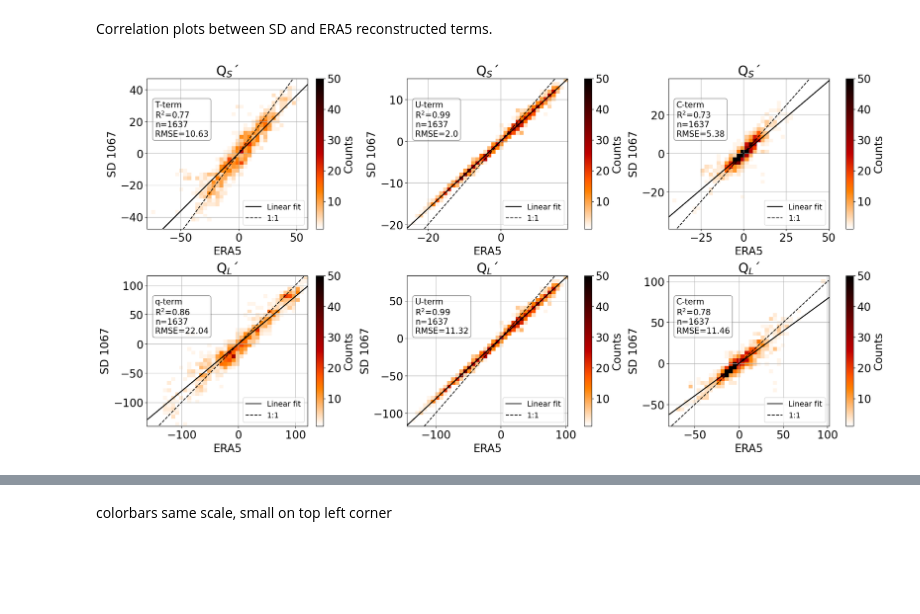
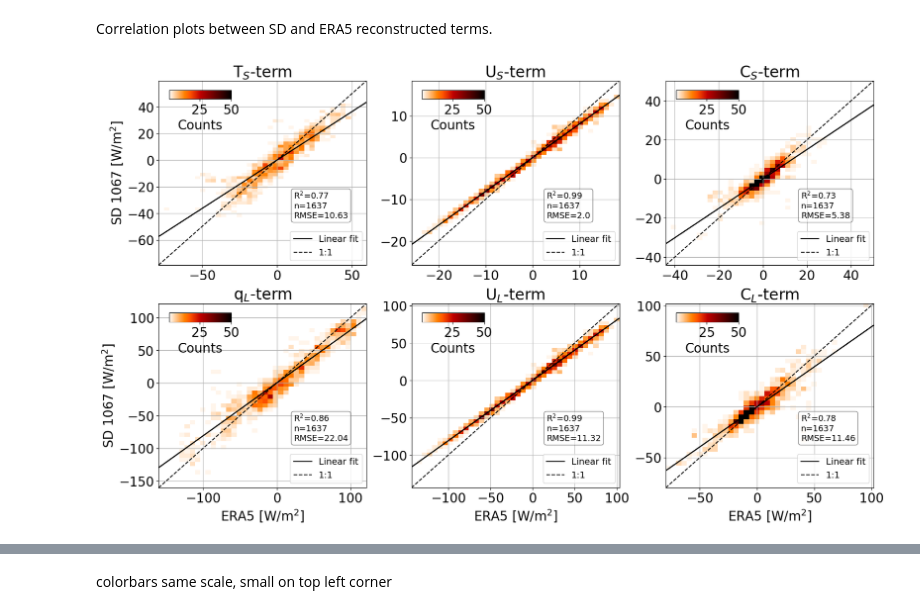
Before and after one commit to michaelaedwinson/Masterarbete2023, a Jupyter notebook: 8-SD-ERA5-compare-UPSCALE.ipynb, the cells around one changed output, grey strips where cells are left out. Cells and saved outputs as stored; diff of their text form; code cells hidden in the pictures; blank space fills up the shorter version.

```diff
--- a/8-SD-ERA5-compare-UPSCALE.ipynb
+++ b/8-SD-ERA5-compare-UPSCALE.ipynb
@@ -164,13 +164,13 @@ ASFC_SD=pd.read_csv(pathlib.Path('.').absolute().parent/ 'MTmichaela/MasterH23/S
 # %% [markdown]
 Correlation plots between SD and ERA5 reconstructed terms.
 # %%
-fig, ax=plt.subplots(2,3, figsize=[20,10], constrained_layout=True)
+fig, ax=plt.subplots(2,3, figsize=[17,10], constrained_layout=True)
 
 s_terms=['t_term', 'u_term_t', 'cov_term_t']
 l_terms=['q_term', 'u_term_q', 'cov_term_q']
 
-labelS = ['T-term', 'U-term', 'C-term']
-labelL = ['q-term', 'U-term', 'C-term']
+labelS = ['T$_S$-term', 'U$_S$-term', 'C$_S$-term']
+labelL = ['q$_L$-term', 'U$_L$-term', 'C$_L$-term']
 
 for i in np.arange(3):
     msk=np.isfinite(rec_SD[s_terms[i]])
@@ -179,8 +179,15 @@ for i in np.arange(3):
     y= rec_SD.shf_coeffs*rec_SD[s_terms[i]].sel(index=msk)
     wind1=ax[0,i].hist2d(x, y, bins=40, cmin=1,cmap='gist_heat_r', vmax=50)
     #ax[0,i].scatter(x, y) #Idea is to color by wind, then we can see if there is issues at high or low windspeeds
-    fig.colorbar(wind1[3], ax=ax[0,i], label=('Counts'))
+    cax = ax[0,i].inset_axes([0.05, 0.9, 0.3, 0.05])
+    fig.colorbar(wind1[3], cax=cax, label=('Counts'), orientation='horizontal')
     #Create linear fit line and plot
+
+#cax = ax[0,i].inset_axes([0.3, 0.07, 0.4, 0.04])
+#fig.colorbar(pcm, cax=cax, orientation='horizontal')
+
+    ax[0,i].set_xlim(x.min(), x.max())
+    ax[0,i].set_ylim(x.min(), x.max())
 
     #obtain m (slope) and b(intercept) of linear regression line
     m, b = np.polyfit(x, y, 1)
@@ -195,9 +202,9 @@ for i in np.arange(3):
     n = len(x)
     #p= scipy.stats.linregress(coloc3msk[colocno[i]], dsadcpH[var[i]].sel(time=np.isfinite(dsadcpH[var[i]]))).pvalue
 
-    textstr= labelS[i] + '\n' +'R$^2$='+ str(round(r2, 2)) + '\n'+ 'n=' +str(n) + '\n' + 'RMSE='+ str(round(RMSE,2))
+    textstr= 'R$^2$='+ str(round(r2, 2)) + '\n'+ 'n=' +str(n) + '\n' + 'RMSE='+ str(round(RMSE,2))
     props = dict(boxstyle='round', facecolor='white', alpha=0.5)
-    ax[0,i].annotate(textstr, xy=(0.05, 0.85), xycoords='axes fraction', bbox=props, va='top',fontsize=15)
+    ax[0,i].annotate(textstr, xy=(0.65, 0.4), xycoords='axes fraction', bbox=props, va='top',fontsize=13)
 
     msk=np.isfinite(rec_SD[l_terms[i]])
 
@@ -207,46 +214,56 @@ for i in np.arange(3):
 
     #ax[1,i].scatter(x, y)
     wind2= ax[1,i].hist2d(x, y, bins=40, cmin=1, label=labelL[i],cmap='gist_heat_r', vmax=50)
-    fig.colorbar(wind2[3], ax=ax[1,i], label=('Counts'))
+    cax = ax[1,i].inset_axes([0.05, 0.9, 0.3, 0.05])
+
+    fig.colorbar(wind2[3], cax=cax, label=('Counts'), orientation='horizontal')
 
     m, b = np.polyfit(x, y, 1)
 
     #add linear regression line to scatterplot
     ax[1,i].plot(x, m*x+b, color='k', label='Linear fit')
     ax[1,i].plot(np.arange(x.min(), x.max(), 1), np.arange(x.min(), x.max(), 1) , linestyle='--', color='k', label=('1:1'))
     #Create stats and statbox
     RMSE = math.sqrt(mean_squared_error(x, y))
 
     r2=scipy.stats.linregress(x, y).rvalue**2
     n = len(x)
     #p= scipy.stats.linregress(coloc3msk[colocno[i]], dsadcpH[var[i]].sel(time=np.isfinite(dsadcpH[var[i]]))).pvalue
 
-    textstr= labelL[i] + '\n' +'R$^2$='+ str(round(r2, 2)) + '\n'+ 'n=' +str(n) + '\n' + 'RMSE='+ str(round(RMSE,2))
+    textstr='R$^2$='+ str(round(r2, 2)) + '\n'+ 'n=' +str(n) + '\n' + 'RMSE='+ str(round(RMSE,2))
     props = dict(boxstyle='round', facecolor='white', alpha=0.5)
 
 
 
-    ax[1,i].annotate(textstr, xy=(0.05, 0.85), xycoords='axes fraction', bbox=props, va='top',fontsize=15)
+    ax[1,i].annotate(textstr, xy=(0.65, 0.4), xycoords='axes fraction', bbox=props, va='top',fontsize=13)
 
-    ax[0,i].set_title('Q$_S´$')
-    ax[1,i].set_title('Q$_L´$')
+#    ax[0,i].set_title('Q$_S´$')
+#    ax[1,i].set_title('Q$_L´$')
 
-    ax[0,i].set_ylabel('SD 1067')
-    ax[1,i].set_ylabel('SD 1067')
+    ax[0,i].set_title(labelS[i])
+    ax[1,i].set_title(labelL[i])
 
-    ax[0,i].set_xlabel('ERA5')
-    ax[1,i].set_xlabel('ERA5')
 
     ax[0,i].grid()
     ax[1,i].grid()
 
     ax[0,i].legend(loc='lower right', fontsize='x-small')
     ax[1,i].legend(loc='lower right', fontsize='x-small')
+
+    ax[1,i].set_xlim(x.min(), x.max())
+    ax[1,i].set_ylim(x.min(), x.max())
 #    mask = ~np.isnan(varprime.Qs) & ~np.isnan(varprime.deltaT)
 
 #    scipy.stats.linregress(varprime.Qs[mask], varprime.deltaT[mask])
 
+ax[0,0].set_ylabel('SD 1067 [W/m$^2$]')
+ax[1,0].set_ylabel('SD 1067 [W/m$^2$]')
 
-plt.savefig(pathlib.Path('.').absolute().parent/ 'MTmichaela/figures/termCorr.png')
+ax[1,0].set_xlabel('ERA5 [W/m$^2$]')
+ax[1,1].set_xlabel('ERA5 [W/m$^2$]')
+ax[1,2].set_xlabel('ERA5 [W/m$^2$]')
+
+
+plt.savefig(pathlib.Path('.').absolute().parent/ 'MTmichaela/final_figs/ERA5-SD-.png')
 # %% [output]
-[figure, old version]
+[figure, new version]
```
Also changed, not shown: parts of 3 cells of this notebook, 2 other files.
